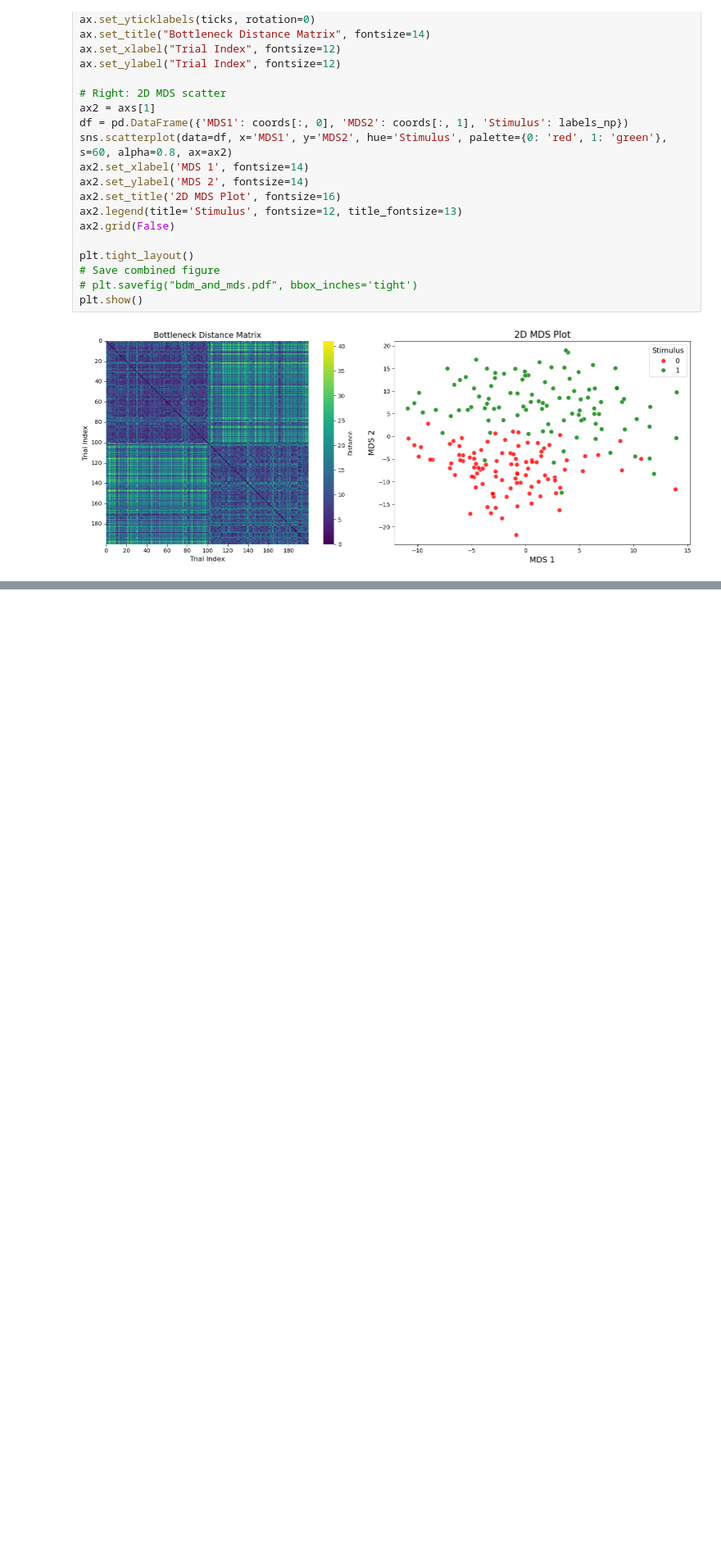
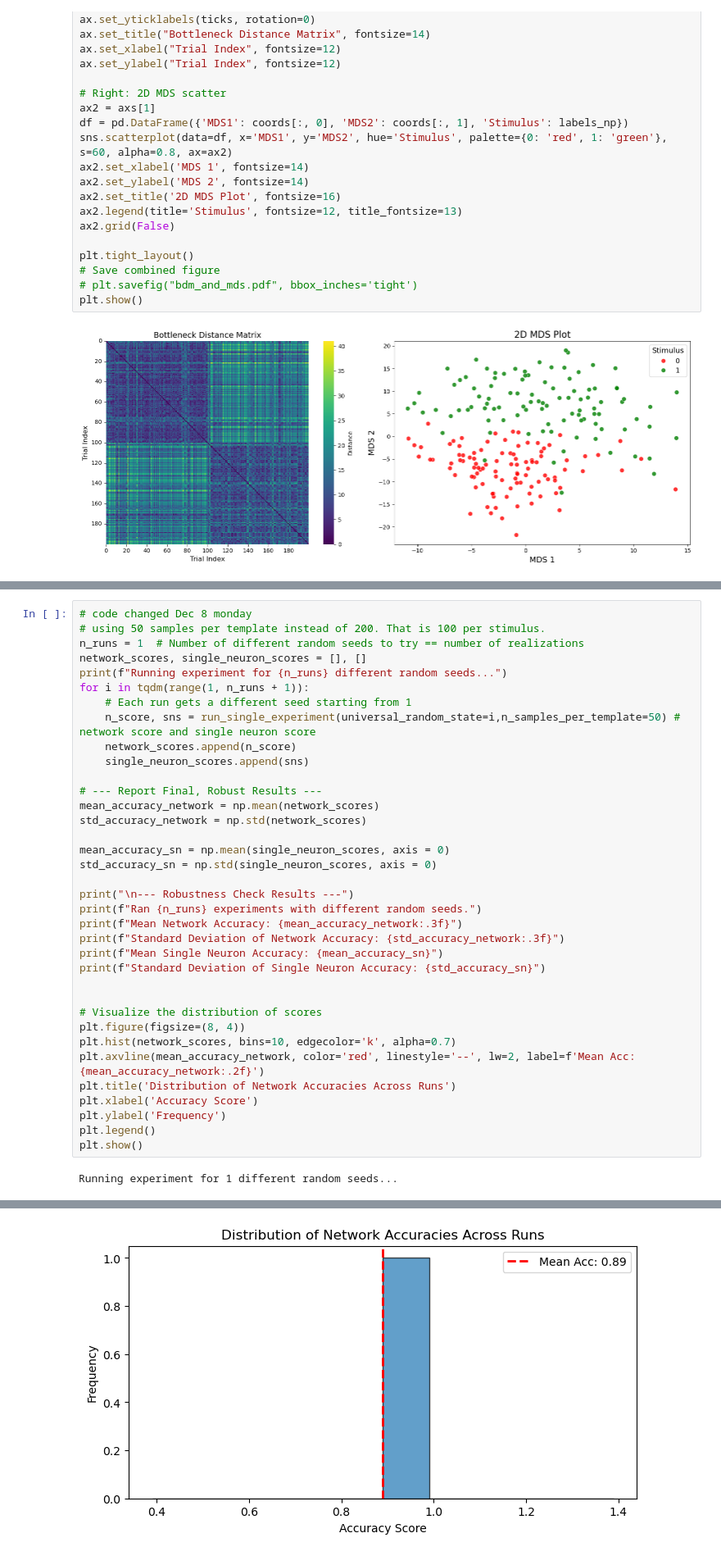
Before and after one commit to ayhncgty/Persistent-Homology-Pipeline-for-Neural-Spike-Train-Data, a Jupyter notebook: Synthetic-Data-Experiment-1.ipynb, the cells around one changed output, grey strips where cells are left out. Shown: that part at 82% size. Drawn from its saved outputs; the diff is of its cells as text; blank space fills up the shorter version.

Commit message:
updated notebook for experiment1

```diff
--- a/Synthetic-Data-Experiment-1.ipynb
+++ b/Synthetic-Data-Experiment-1.ipynb
@@ -533,0 +533,38 @@ plt.show()
+# %%
+# code changed Dec 8 monday
+# using 50 samples per template instead of 200. That is 100 per stimulus.
+n_runs = 1  # Number of different random seeds to try == number of realizations
+network_scores, single_neuron_scores = [], []
+print(f"Running experiment for {n_runs} different random seeds...")
+for i in tqdm(range(1, n_runs + 1)):
+    # Each run gets a different seed starting from 1
+    n_score, sns = run_single_experiment(universal_random_state=i,n_samples_per_template=50) # network score and single neuron score
+    network_scores.append(n_score)
+    single_neuron_scores.append(sns)
+
+# --- Report Final, Robust Results ---
+mean_accuracy_network = np.mean(network_scores)
+std_accuracy_network = np.std(network_scores)
+
+mean_accuracy_sn = np.mean(single_neuron_scores, axis = 0)
+std_accuracy_sn = np.std(single_neuron_scores, axis = 0)
+
+print("\n--- Robustness Check Results ---")
+print(f"Ran {n_runs} experiments with different random seeds.")
+print(f"Mean Network Accuracy: {mean_accuracy_network:.3f}")
+print(f"Standard Deviation of Network Accuracy: {std_accuracy_network:.3f}")
+print(f"Mean Single Neuron Accuracy: {mean_accuracy_sn}")
+print(f"Standard Deviation of Single Neuron Accuracy: {std_accuracy_sn}")
+
+
+# Visualize the distribution of scores
+plt.figure(figsize=(8, 4))
+plt.hist(network_scores, bins=10, edgecolor='k', alpha=0.7)
+plt.axvline(mean_accuracy_network, color='red', linestyle='--', lw=2, label=f'Mean Acc: {mean_accuracy_network:.2f}')
+plt.title('Distribution of Network Accuracies Across Runs')
+plt.xlabel('Accuracy Score')
+plt.ylabel('Frequency')
+plt.legend()
+plt.show()
+# %% [output]
+Running experiment for 1 different random seeds...
@@ -533,0 +577 @@ plt.show()
+[figure, added]
```
Also changed, not shown: parts of 16 cells of this notebook, 4 other files.
